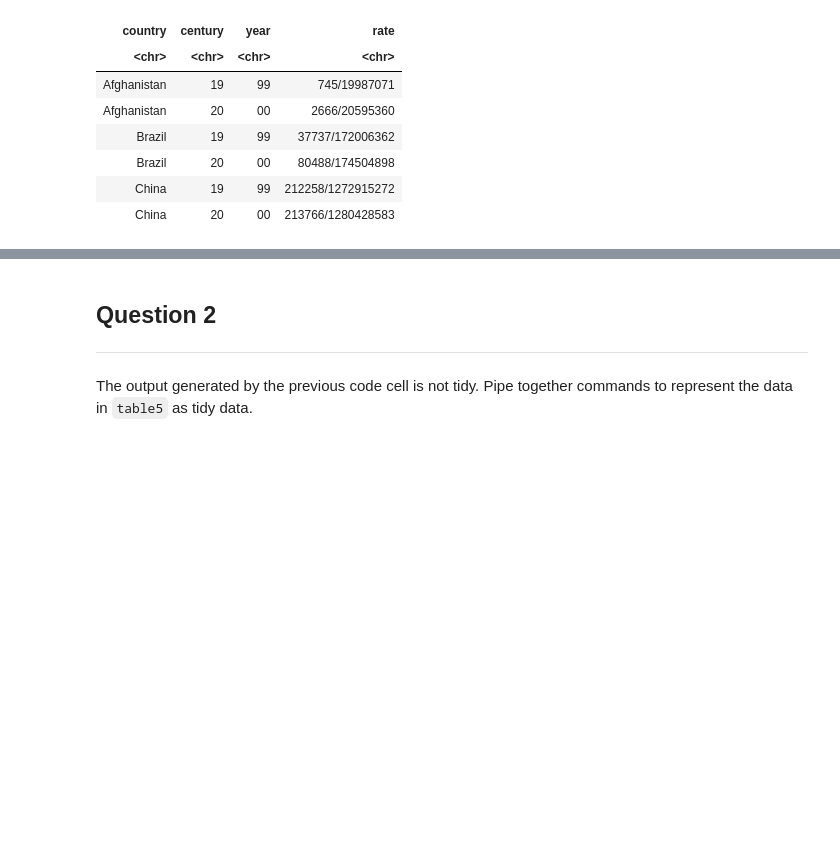
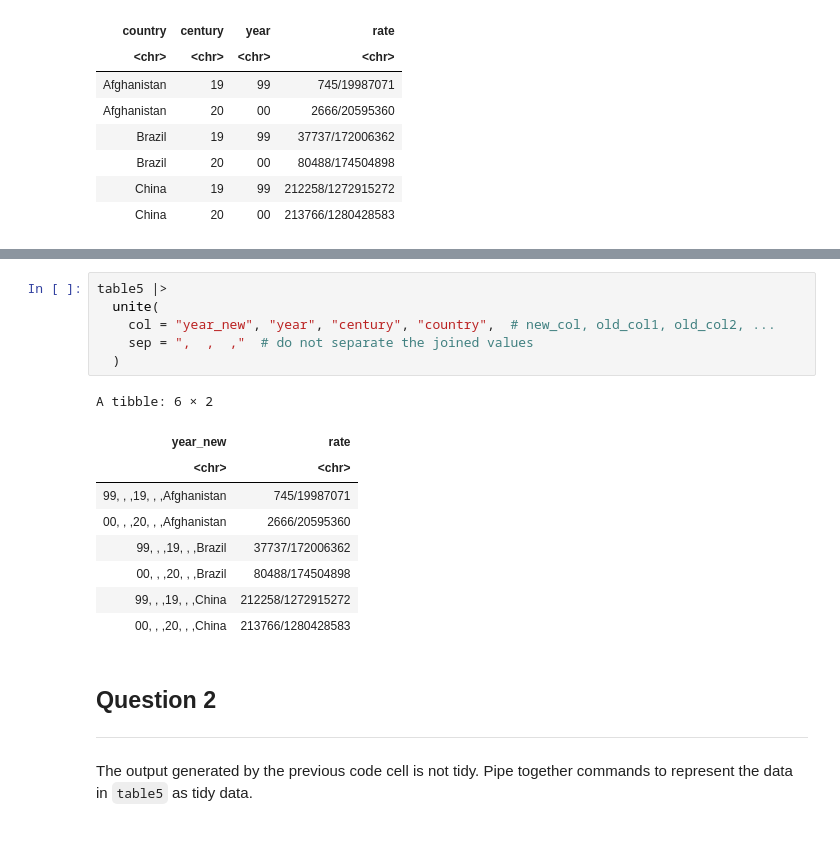
Before and after one commit to CU-Denver-MathStats-OER/Data-Wrangling-and-Visualization, a Jupyter notebook: 08-Tidying-Data-with-tidyr.ipynb, the cells around one changed output, grey strips where cells are left out. Saved outputs shown, nothing was run; the diff lists cells and outputs as text; blank space fills up the shorter version.

```diff
--- a/08-Tidying-Data-with-tidyr.ipynb
+++ b/08-Tidying-Data-with-tidyr.ipynb
@@ -699,6 +775,22 @@ A tibble: 6 × 3
 | Brazil | 2000 | 80488/174504898 |
 | China | 1999 | 212258/1272915272 |
 | China | 2000 | 213766/1280428583 |
+# %%
+table5 |>
+  unite(
+    col = "year_new", "year", "century", "country",  # new_col, old_col1, old_col2, ...
+    sep = ",  ,  ,"  # do not separate the joined values
+  )
+# %% [output]
+A tibble: 6 × 2
+| year_new | rate |
+| <chr> | <chr> |
+| 99, , ,19, , ,Afghanistan | 745/19987071 |
+| 00, , ,20, , ,Afghanistan | 2666/20595360 |
+| 99, , ,19, , ,Brazil | 37737/172006362 |
+| 00, , ,20, , ,Brazil | 80488/174504898 |
+| 99, , ,19, , ,China | 212258/1272915272 |
+| 00, , ,20, , ,China | 213766/1280428583 |
 # %% [markdown]
 ## <a name="quest2">Question 2</a>
 
```
Also changed, not shown: parts of 25 cells of this notebook.
